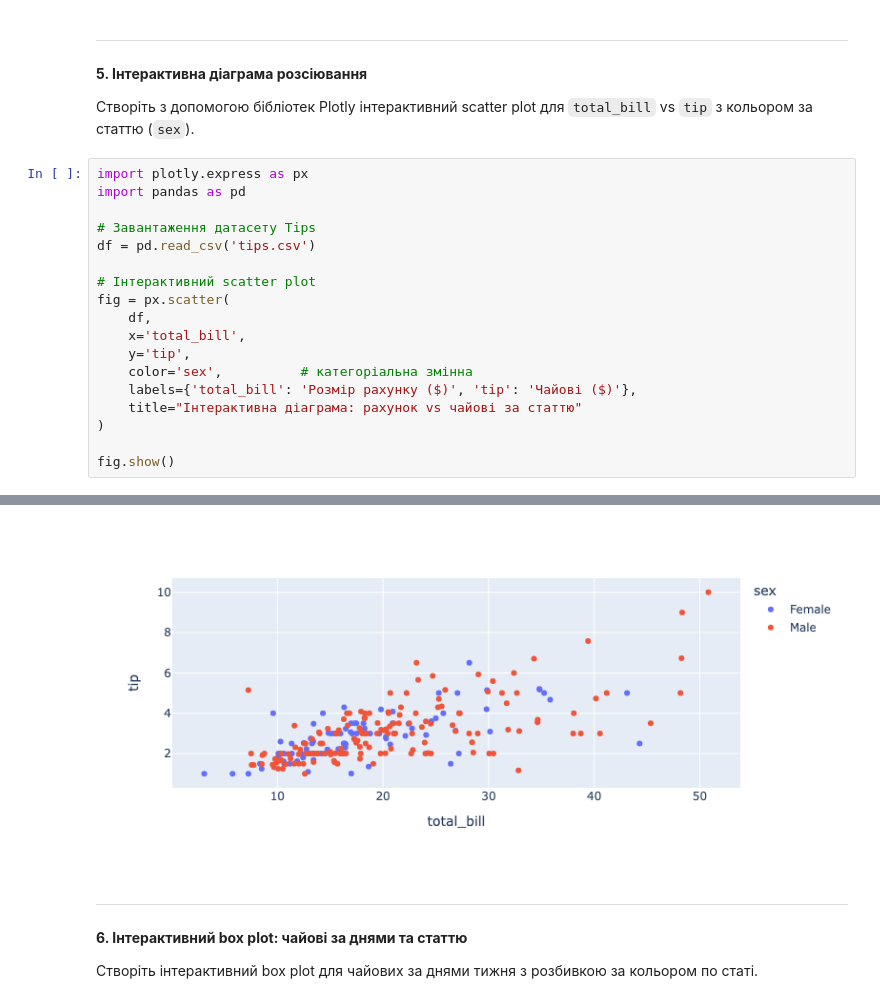
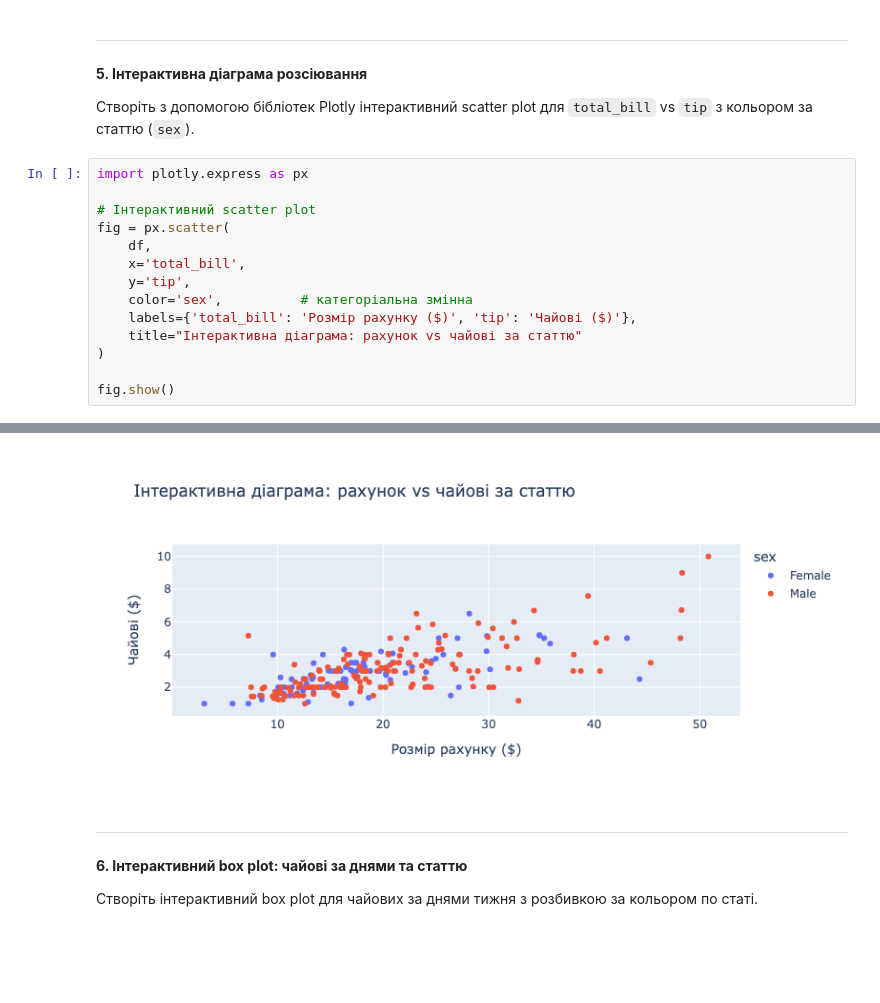
Before and after one commit to Yuliia-Yukhymchuk/Machine_Learning_4.0, a Jupyter notebook: HW9_Data_Visualization.ipynb, the cells around one changed output, grey strips where cells are left out. Saved outputs shown, nothing was run; the diff lists cells and outputs as text; blank space fills up the shorter version.

```diff
--- a/HW9_Data_Visualization.ipynb
+++ b/HW9_Data_Visualization.ipynb
@@ -126,10 +126,6 @@ plt.show()
 Створіть з допомогою бібліотек Plotly інтерактивний scatter plot для `total_bill` vs `tip` з кольором за статтю (`sex`).
 # %%
 import plotly.express as px
-import pandas as pd
-
-# Завантаження датасету Tips
-df = pd.read_csv('tips.csv')
 
 # Інтерактивний scatter plot
 fig = px.scatter(
@@ -147,4 +142,4 @@ fig.show()
-[figure, old version]
+[figure, new version]
 # %% [markdown]
 ---
 
```
Also changed, not shown: parts of 2 cells of this notebook.
